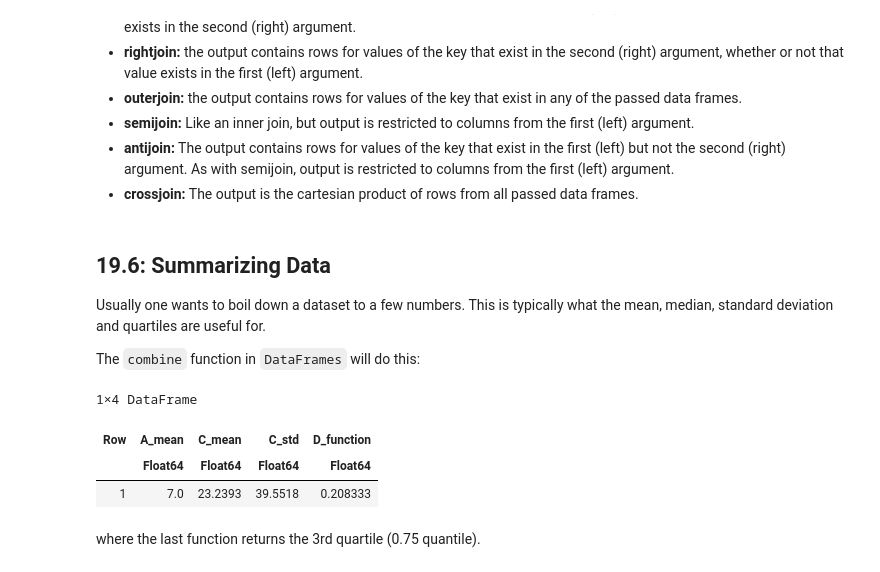
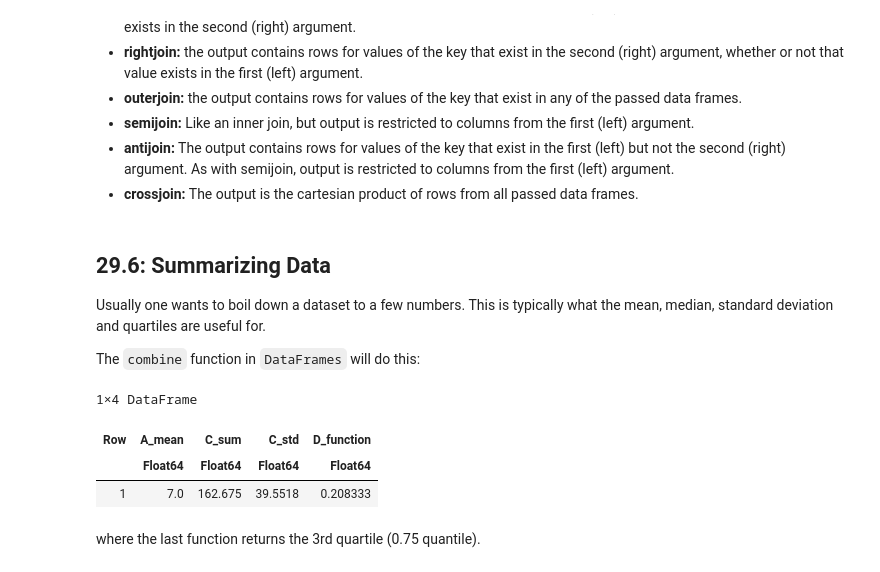
Before and after one commit to pstaabp/sci-comp-notebooks, a Jupyter notebook: notebooks/ch29-template.ipynb, the cells around one changed output. Cells and saved outputs as stored; diff of their text form; code cells hidden in the pictures.

```diff
--- a/notebooks/ch29-template.ipynb
+++ b/notebooks/ch29-template.ipynb
@@ -7,0 +7,2 @@ First, if we want to select specific columns, we can do this in a couple of diff
+# %%
+data = DataFrame(A = 1:2:13, B = ["M", "F", "F", "M","X","F","M"], C=[3.0,2.5,pi,-2.3,1/3,56,100],D=[(-1)^n//n for n=1:7])
@@ -305,18 +436,18 @@ The following are the joins in the `DataFrames` package:
 - **antijoin:** The output contains rows for values of the key that exist in the first (left) but not the second (right) argument. As with semijoin, output is restricted to columns from the first (left) argument.
 - **crossjoin:** The output is the cartesian product of rows from all passed data frames.
 # %% [markdown]
-## 19.6: Summarizing Data
+## 29.6: Summarizing Data
 
 Usually one wants to boil down a dataset to a few numbers. This is typically what the mean, median, standard deviation and quartiles are useful for.
 
 The `combine` function in `DataFrames` will do this:
 # %%
-combine(data, :A => mean, :C => mean, :C => std, :D => (d -> quantile(d,0.75)) )
+combine(data, :A => mean, :C => sum, :C => std, :D => (d -> quantile(d,0.75)) )
 # %% [output]
 1×4 DataFrame
-| Row | A_mean | C_mean | C_std | D_function |
+| Row | A_mean | C_sum | C_std | D_function |
 |  | Float64 | Float64 | Float64 | Float64 |
-| 1 | 7.0 | 23.2393 | 39.5518 | 0.208333 |
+| 1 | 7.0 | 162.675 | 39.5518 | 0.208333 |
 # %% [markdown]
 where the last function returns the 3rd quartile (0.75 quantile).
 # %% [markdown]
```
Also changed, not shown: parts of 56 cells of this notebook, 10 other files.
